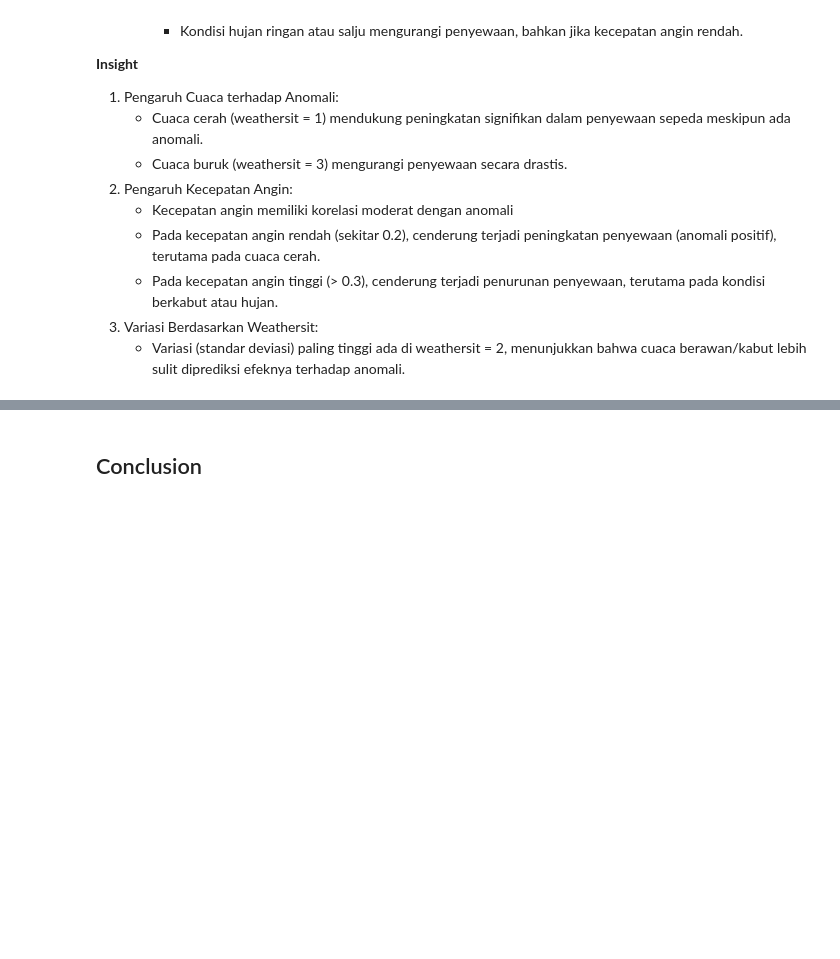
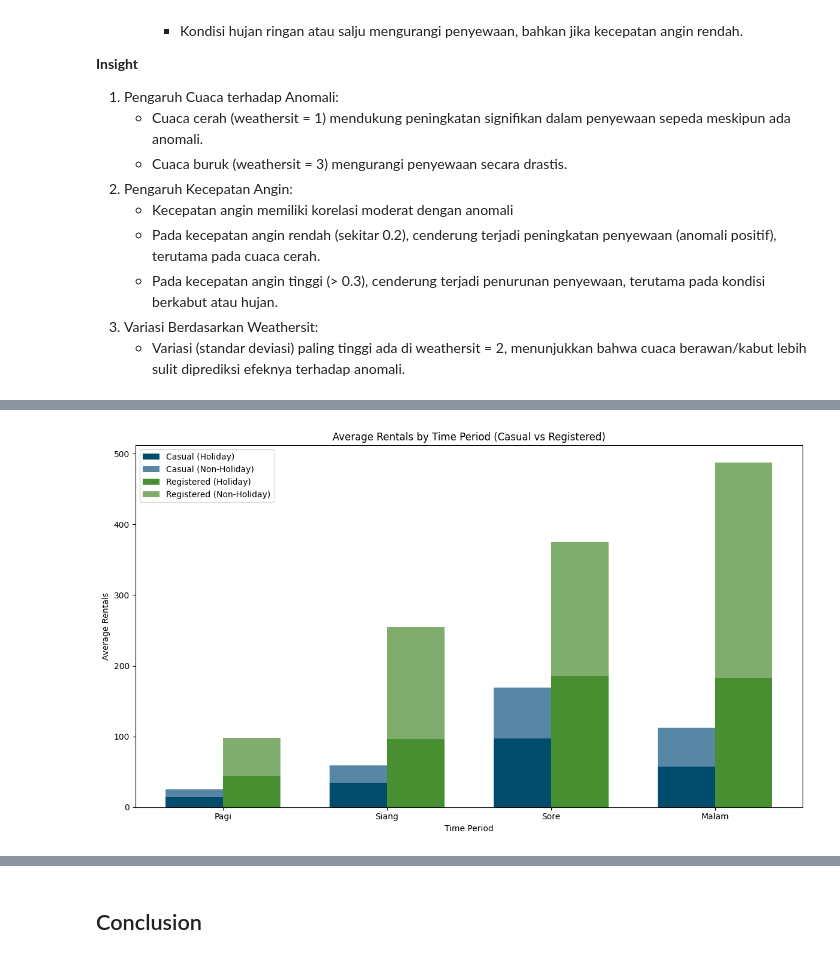
Before and after one commit to esnanta/data-analysis, a Jupyter notebook: bike_sharing_data_analysis.ipynb, the cells around one changed output, grey strips where cells are left out. Saved outputs shown, nothing was run; the diff lists cells and outputs as text; code cells hidden in the pictures; blank space fills up the shorter version.

Commit message:
update clustering

```diff
--- a/bike_sharing_data_analysis.ipynb
+++ b/bike_sharing_data_analysis.ipynb
@@ -882,0 +812,67 @@ plt.show()
+# %%
+# Kategori waktu berdasarkan jam
+def categorize_time(hour):
+    if 5 <= hour <= 11:
+        return 'Pagi'
+    elif 12 <= hour <= 16:
+        return 'Siang'
+    elif 17 <= hour <= 20:
+        return 'Sore'
+    else:
+        return 'Malam'
+
+# Tambahkan kolom baru
+df_hour_data['TimePeriod'] = df_hour_data['hr'].apply(categorize_time)
+
+# Group data berdasarkan TimePeriod dan holiday
+time_period_clusters = df_hour_data.groupby(['TimePeriod', 'holiday']).agg({
+    'casual': 'mean',
+    'registered': 'mean'
+}).reset_index()
+
+# Visualisasi
+fig, ax = plt.subplots(figsize=(12, 7))
+
+bar_width = 0.35  # Lebar bar
+index = np.arange(len(time_period_clusters['TimePeriod'].unique()))
+
+# Warna untuk holiday dan non-holiday
+holiday_casual_color = '#004c6d'
+non_holiday_casual_color = '#5886a5'
+holiday_registered_color = '#488f31'
+non_holiday_registered_color = '#80ad6d'
+
+# Filter data untuk tiap kategori
+holiday_data = time_period_clusters[time_period_clusters['holiday'] == 1]
+non_holiday_data = time_period_clusters[time_period_clusters['holiday'] == 0]
+
+# Plot stacked bar untuk casual
+ax.bar(index,
+       holiday_data['casual'],
+       bar_width, label='Casual (Holiday)', color=holiday_casual_color)
+
+ax.bar(index,
+       non_holiday_data['casual'],
+       bar_width, bottom=holiday_data['casual'], label='Casual (Non-Holiday)', color=non_holiday_casual_color)
+
+# Plot stacked bar untuk registered
+ax.bar(index + bar_width,
+       holiday_data['registered'],
+       bar_width, label='Registered (Holiday)', color=holiday_registered_color)
+
+ax.bar(index + bar_width,
+       non_holiday_data['registered'],
+       bar_width, bottom=holiday_data['registered'], label='Registered (Non-Holiday)', color=non_holiday_registered_color)
+
+# Label dan keterangan
+ax.set_xlabel('Time Period')
+ax.set_ylabel('Average Rentals')
+ax.set_title('Average Rentals by Time Period (Casual vs Registered)')
+ax.set_xticks(index + bar_width / 2)  # Pusatkan label di antara dua bar
+ax.set_xticklabels(['Pagi', 'Siang', 'Sore', 'Malam'])
+ax.legend()
+
+plt.tight_layout()
+plt.show()
+# %% [output]
+[figure, added]
```
Also changed, not shown: parts of 6 cells of this notebook.
